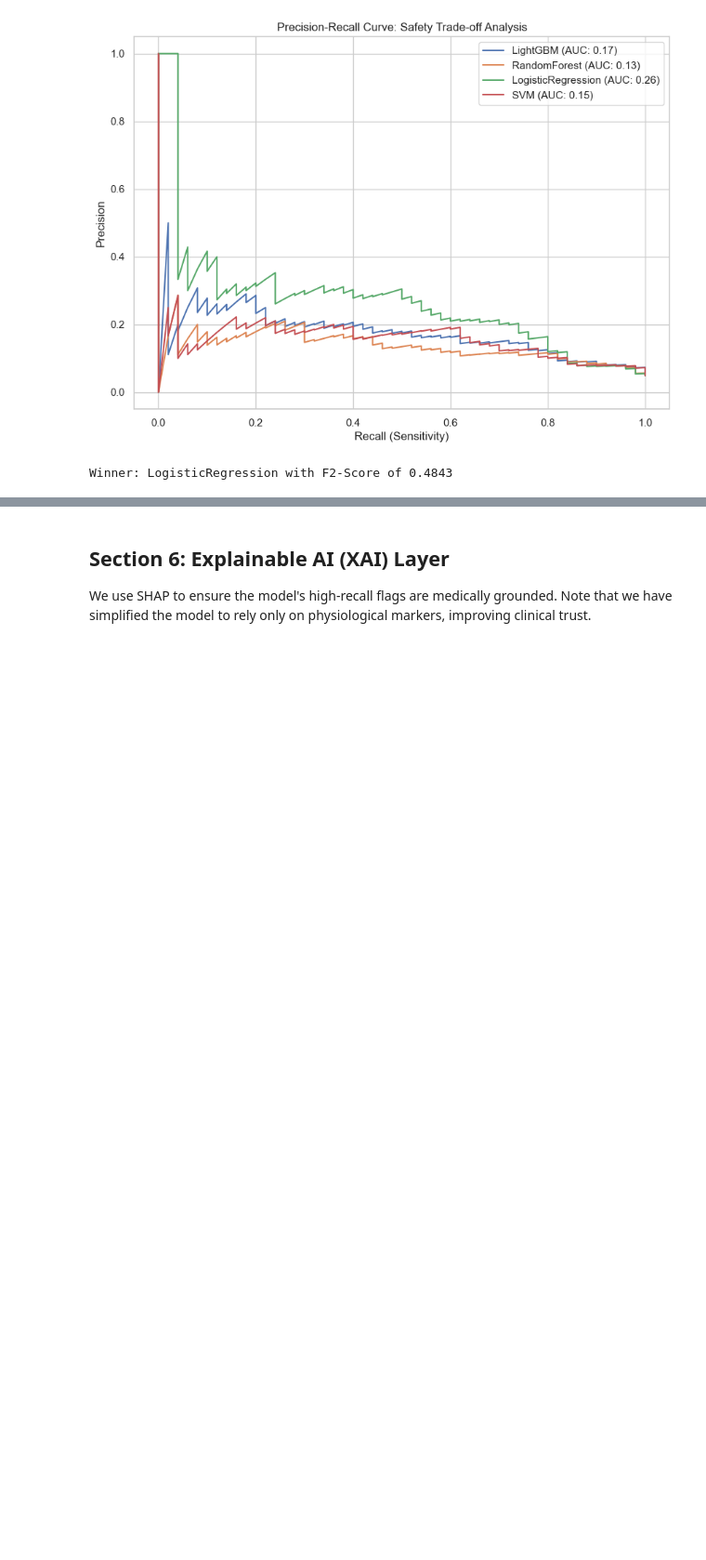
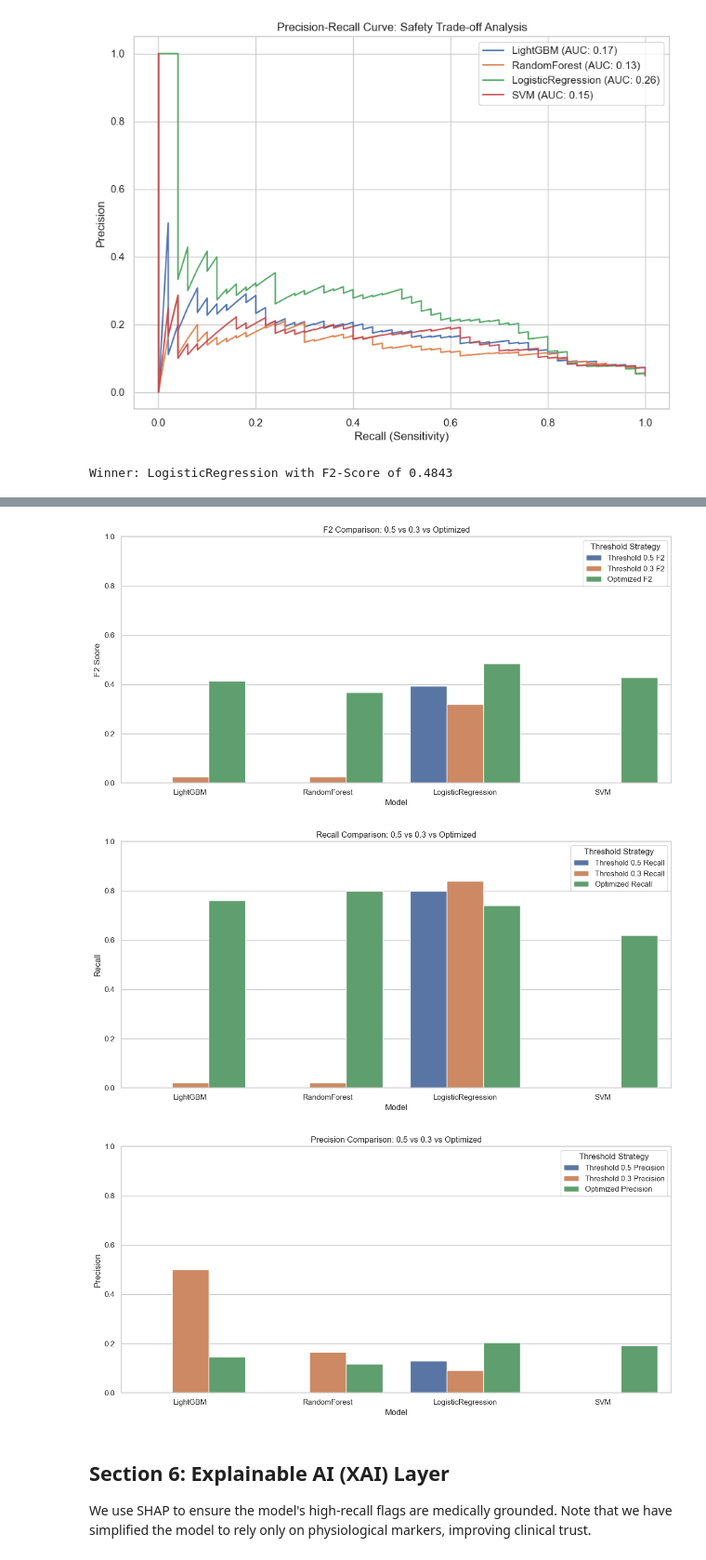
Before and after one commit to ArshaFrn/Explainable-Stroke-Classifier, a Jupyter notebook: main.ipynb, the cells around one changed output, grey strips where cells are left out. Shown at 93% size. Cells and saved outputs as stored; diff of their text form; code cells hidden in the pictures; blank space fills up the shorter version.

Commit message:
threshold comparison

```diff
--- a/main.ipynb
+++ b/main.ipynb
@@ -289,0 +300,77 @@ Winner: LogisticRegression with F2-Score of 0.4843
+# %%
+def compareThresholdStrategies(modelsDict: Dict, xTest: pd.DataFrame, yTest: pd.Series):
+    comparisonRows = []
+    for name, model in modelsDict.items():
+        yProbs = model.predict_proba(xTest)[:, 1]
+        default05Pred = (yProbs >= 0.5).astype(int)
+        hard03Pred = (yProbs >= 0.3).astype(int)
+
+        optimizedThreshold, optimizedF2 = findBestThreshold(model, xTest, yTest)
+        optimizedPred = (yProbs >= optimizedThreshold).astype(int)
+
+        report05 = classification_report(yTest, default05Pred, output_dict=True, zero_division=0)
+        report03 = classification_report(yTest, hard03Pred, output_dict=True, zero_division=0)
+        reportOpt = classification_report(yTest, optimizedPred, output_dict=True, zero_division=0)
+
+        comparisonRows.append({
+            "Model": name,
+            "Threshold 0.5 F2": round(fbeta_score(yTest, default05Pred, beta=2, zero_division=0), 4),
+            "Threshold 0.3 F2": round(fbeta_score(yTest, hard03Pred, beta=2, zero_division=0), 4),
+            "Optimized Threshold": round(optimizedThreshold, 3),
+            "Optimized F2": round(optimizedF2, 4),
+            "Threshold 0.5 Recall": round(report05["1"]["recall"], 4),
+            "Threshold 0.3 Recall": round(report03["1"]["recall"], 4),
+            "Optimized Recall": round(reportOpt["1"]["recall"], 4),
+            "Threshold 0.5 Precision": round(report05["1"]["precision"], 4),
+            "Threshold 0.3 Precision": round(report03["1"]["precision"], 4),
+            "Optimized Precision": round(reportOpt["1"]["precision"], 4),
+            "Threshold 0.5 Positives": int(default05Pred.sum()),
+            "Threshold 0.3 Positives": int(hard03Pred.sum()),
+            "Max Prob": round(yProbs.max(), 4),
+        })
+
+    comparisonDf = pd.DataFrame(comparisonRows)
+    display(comparisonDf)
+
+    def plot_metric(value_vars, value_label, title, filename):
+        plt.figure(figsize=(12, 6))
+        sns.barplot(
+            data=comparisonDf.melt(
+                id_vars=["Model"],
+                value_vars=value_vars,
+                var_name="Threshold Strategy",
+                value_name=value_label,
+            ),
+            x="Model",
+            y=value_label,
+            hue="Threshold Strategy",
+        )
+        plt.title(title)
+        plt.ylim(0, 1)
+        plt.tight_layout()
+        plt.savefig(f"outputs/{filename}.png")
+        plt.show()
+
+    plot_metric(
+        ["Threshold 0.5 F2", "Threshold 0.3 F2", "Optimized F2"],
+        "F2 Score",
+        "F2 Comparison: 0.5 vs 0.3 vs Optimized",
+        "threshold_comparison_f2",
+    )
+    plot_metric(
+        ["Threshold 0.5 Recall", "Threshold 0.3 Recall", "Optimized Recall"],
+        "Recall",
+        "Recall Comparison: 0.5 vs 0.3 vs Optimized",
+        "threshold_comparison_recall",
+    )
+    plot_metric(
+        ["Threshold 0.5 Precision", "Threshold 0.3 Precision", "Optimized Precision"],
+        "Precision",
+        "Precision Comparison: 0.5 vs 0.3 vs Optimized",
+        "threshold_comparison_precision",
+    )
+
+    return comparisonDf
+
+thresholdComparisonDf = compareThresholdStrategies(modelsDict, xTest, yTest)
+# %% [output]
@@ -290,3 +382,6 @@ Winner: LogisticRegression with F2-Score of 0.4843
+[figure, added]
+[figure, added]
+[figure, added]
 # %% [markdown]
 ## Section 6: Explainable AI (XAI) Layer
 
```
Also changed, not shown: parts of 2 cells of this notebook, 5 other files.
